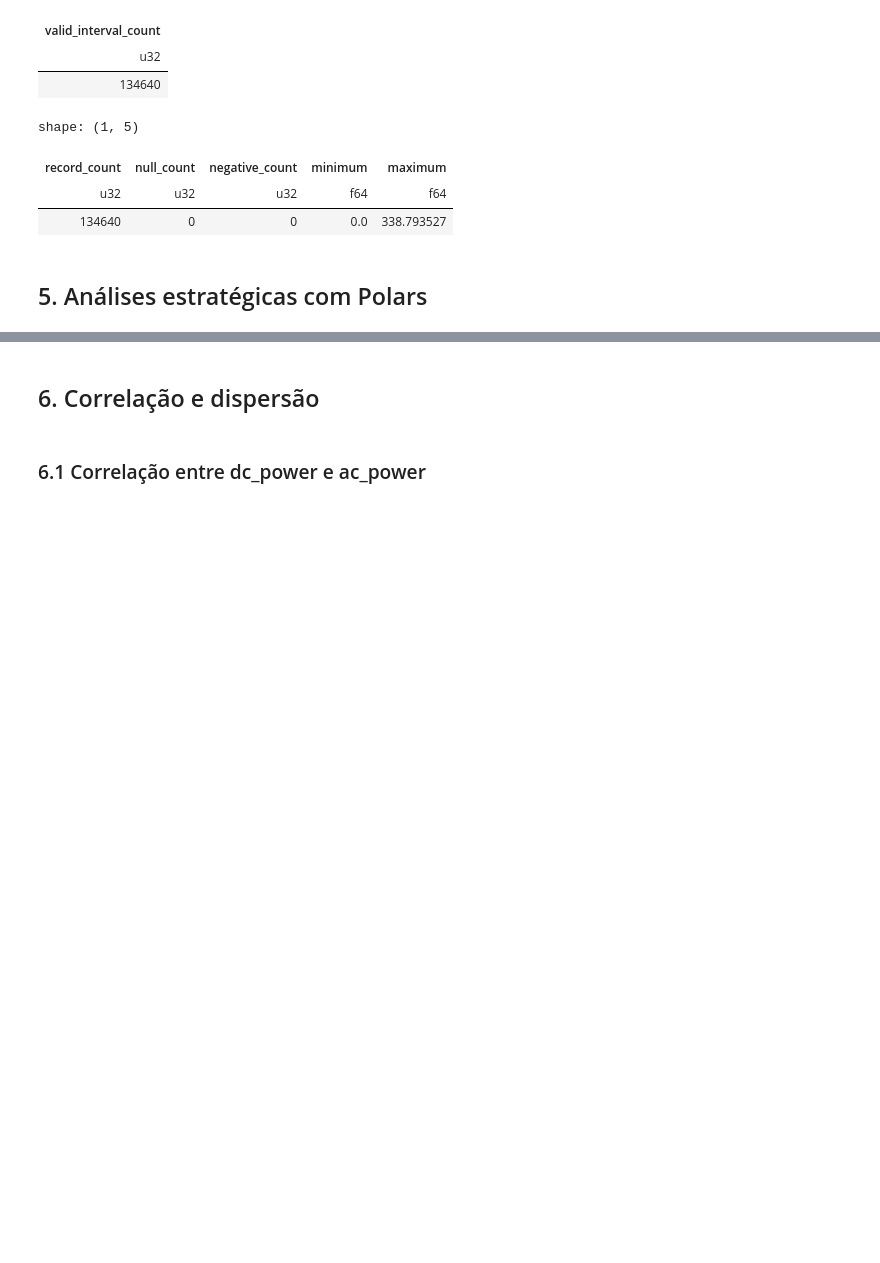
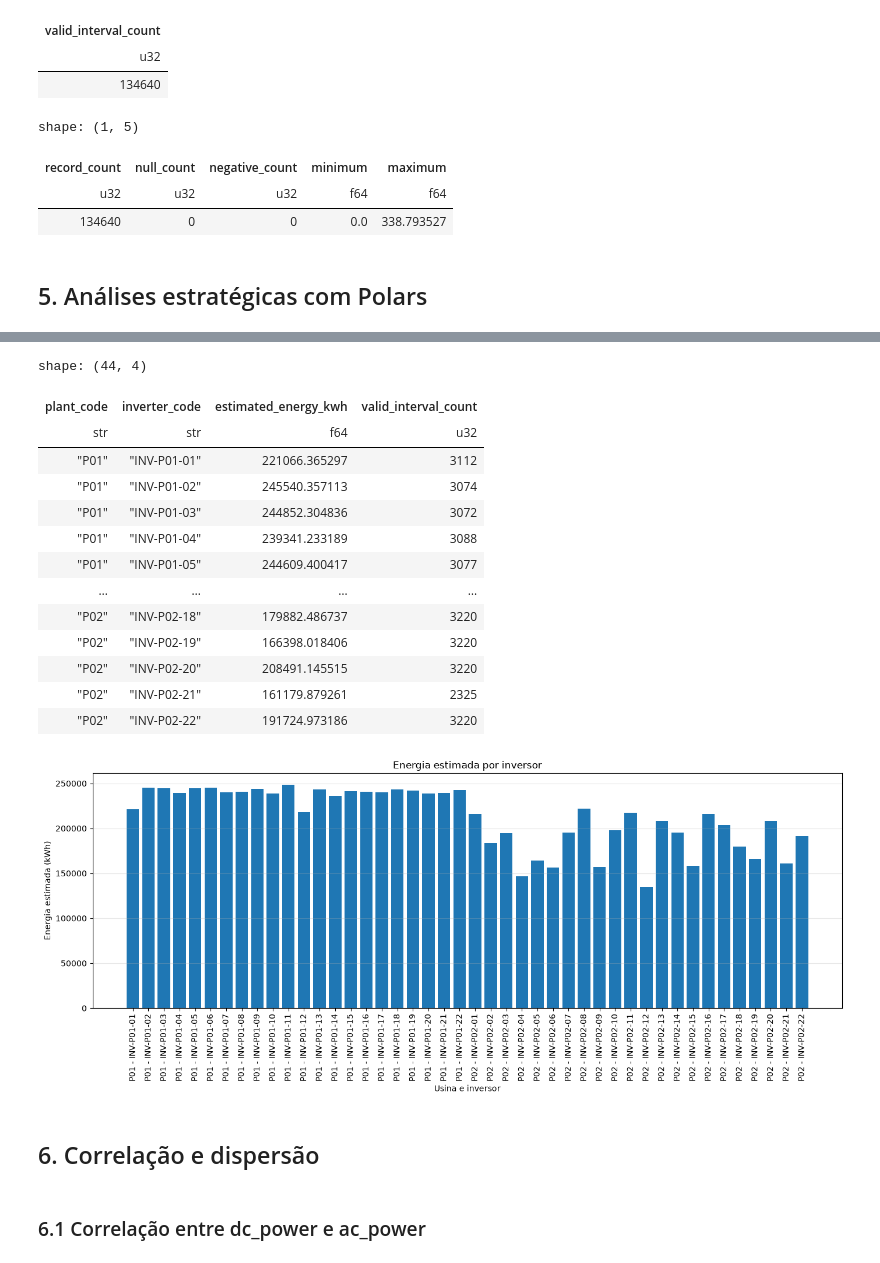
Before and after one commit to PhellipeLisboa/AnaliseEnergiaSolar, a Jupyter notebook: notebooks/03_analise_com_polars.ipynb, the cells around one changed output, grey strips where cells are left out. Drawn from its saved outputs; the diff is of its cells as text; code cells hidden in the pictures; blank space fills up the shorter version.

```diff
--- a/notebooks/03_analise_com_polars.ipynb
+++ b/notebooks/03_analise_com_polars.ipynb
@@ -326,3 +452,68 @@ generation_analysis_df = (
+# %%
+energia_por_inversor = (
+    generation_analysis_df
+    .group_by(["plant_code", "inverter_code"])
+    .agg(
+        pl.col("estimated_energy")
+        .sum()
+        .alias("estimated_energy_kwh"),
+        pl.col("estimated_energy")
+        .count()
+        .alias("valid_interval_count")
+    )
+    .sort(["plant_code", "inverter_code"])
+)
+
+display(energia_por_inversor)
+
+fig, ax = plt.subplots(figsize=(14, 6))
+
+rotulos = (
+    energia_por_inversor
+    .get_column("plant_code")
+    .to_list()
+)
+rotulos = [
+    f"{usina} - {inversor}"
+    for usina, inversor in zip(
+        energia_por_inversor.get_column("plant_code").to_list(),
+        energia_por_inversor.get_column("inverter_code").to_list()
+    )
+]
+
+ax.bar(
+    rotulos,
+    energia_por_inversor
+    .get_column("estimated_energy_kwh")
+    .to_list()
+)
+
+ax.set(
+    title="Energia estimada por inversor",
+    xlabel="Usina e inversor",
+    ylabel="Energia estimada (kWh)"
+)
+ax.tick_params(axis="x", rotation=90)
+ax.grid(axis="y", alpha=0.3)
+
+fig.tight_layout()
+plt.show()
+# %% [output]
+shape: (44, 4)
+| plant_code | inverter_code | estimated_energy_kwh | valid_interval_count |
+| str | str | f64 | u32 |
+| "P01" | "INV-P01-01" | 221066.365297 | 3112 |
+| "P01" | "INV-P01-02" | 245540.357113 | 3074 |
+| "P01" | "INV-P01-03" | 244852.304836 | 3072 |
+| "P01" | "INV-P01-04" | 239341.233189 | 3088 |
+| "P01" | "INV-P01-05" | 244609.400417 | 3077 |
+| … | … | … | … |
+| "P02" | "INV-P02-18" | 179882.486737 | 3220 |
+| "P02" | "INV-P02-19" | 166398.018406 | 3220 |
+| "P02" | "INV-P02-20" | 208491.145515 | 3220 |
+| "P02" | "INV-P02-21" | 161179.879261 | 2325 |
+| "P02" | "INV-P02-22" | 191724.973186 | 3220 |
+[figure, added]
 # %% [markdown]
 ## 6. Correlação e dispersão
 # %% [markdown]
```
Also changed, not shown: parts of 7 cells of this notebook.
